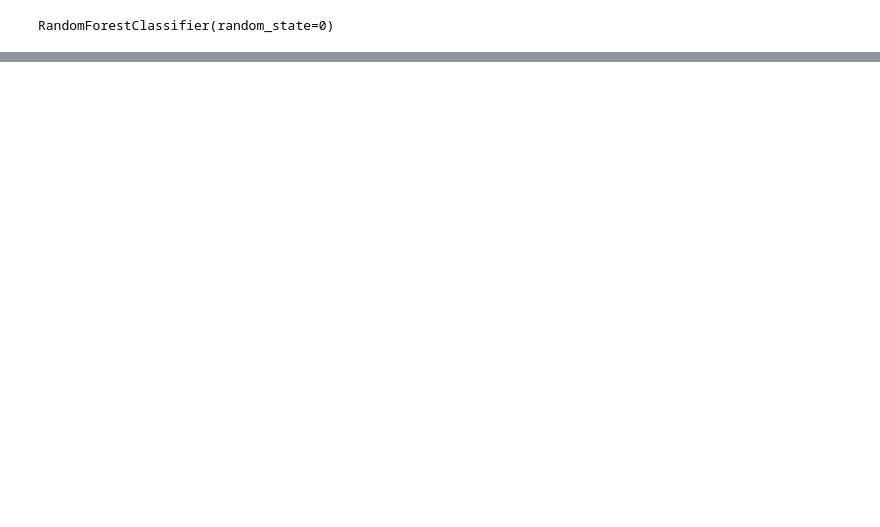
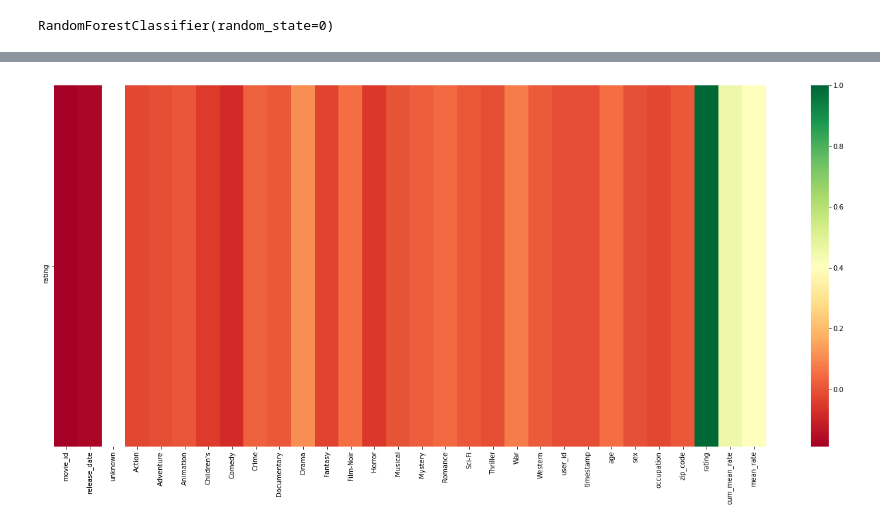
Before and after one commit to bharathikannann/RecSys_Seminar, a Jupyter notebook: feature_importance.ipynb, the cells around one changed output, grey strips where cells are left out. Saved outputs shown, nothing was run; the diff lists cells and outputs as text; code cells hidden in the pictures; blank space fills up the shorter version.

```diff
--- a/feature_importance.ipynb
+++ b/feature_importance.ipynb
@@ -38,0 +91,7 @@ fig.tight_layout()
+# %%
+#get correlations of each features in dataset and plot heatmap
+corrmat = df_train.corr()
+top_corr_features = corrmat.index
+plt.figure(figsize=(24,24))
+g=sns.heatmap(df_train[top_corr_features].corr(),annot=True,cmap="RdYlGn")
+plt.tight_layout()
@@ -38,0 +100,5 @@ fig.tight_layout()
+# %%
+plt.figure(figsize=(24,10))
+g2=sns.heatmap(pd.DataFrame(df_train[top_corr_features].corr().loc['rating']).T,annot=False,cmap="RdYlGn")
+# %% [output]
+[figure, added]
```
Also changed, not shown: parts of 20 cells of this notebook.
